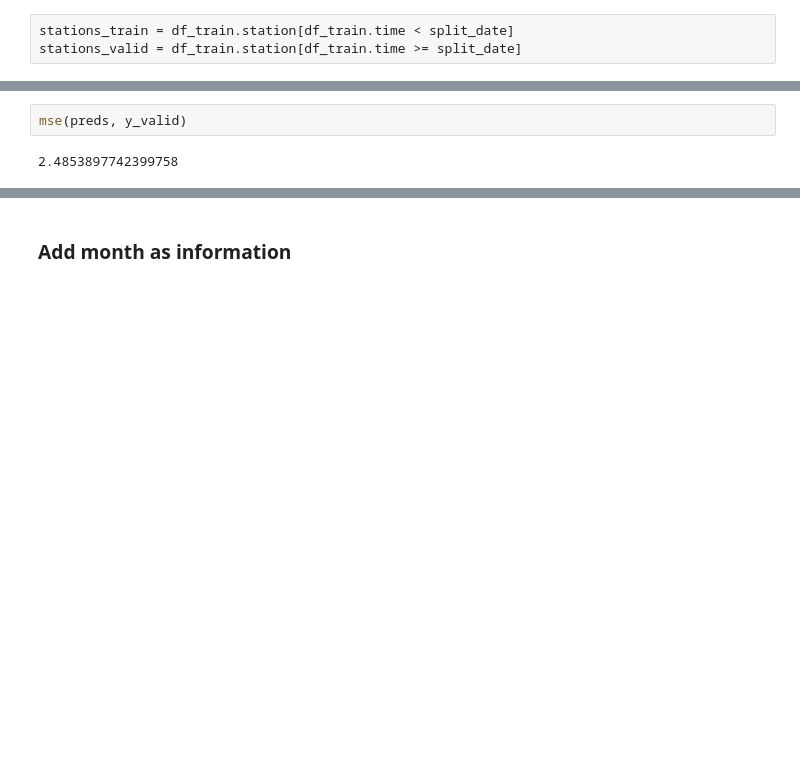
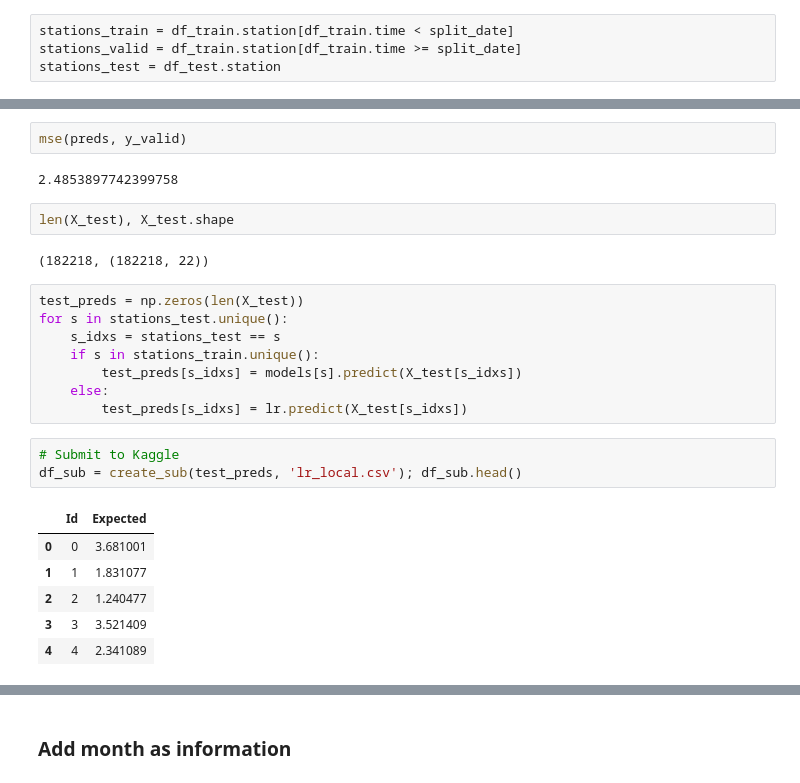
Before and after one commit to waves2weather/W2W-ML-Workshop, a Jupyter notebook: nb2_sklearn-lr-rf.ipynb, the cells around one changed output, grey strips where cells are left out. Saved outputs shown, nothing was run; the diff lists cells and outputs as text; blank space fills up the shorter version.

```diff
--- a/nb2_sklearn-lr-rf.ipynb
+++ b/nb2_sklearn-lr-rf.ipynb
@@ -279,6 +306,7 @@ split_date = '2015-01-01'
 # %%
 stations_train = df_train.station[df_train.time < split_date]
 stations_valid = df_train.station[df_train.time >= split_date]
+stations_test = df_test.station
 # %%
 %%time
 models = {}
@@ -301,3 +329,25 @@ for s in stations_valid.unique():
 mse(preds, y_valid)
 # %% [output]
 2.4853897742399758
+# %%
+len(X_test), X_test.shape
+# %% [output]
+(182218, (182218, 22))
+# %%
+test_preds = np.zeros(len(X_test))
+for s in stations_test.unique():
+    s_idxs = stations_test == s
+    if s in stations_train.unique():
+        test_preds[s_idxs] = models[s].predict(X_test[s_idxs])
+    else:
+        test_preds[s_idxs] = lr.predict(X_test[s_idxs])
+# %%
+# Submit to Kaggle
+df_sub = create_sub(test_preds, 'lr_local.csv'); df_sub.head()
+# %% [output]
+|  | Id | Expected |
+| 0 | 0 | 3.681001 |
+| 1 | 1 | 1.831077 |
+| 2 | 2 | 1.240477 |
+| 3 | 3 | 3.521409 |
+| 4 | 4 | 2.341089 |
```
Also changed, not shown: parts of 12 cells of this notebook, 3 other files.
